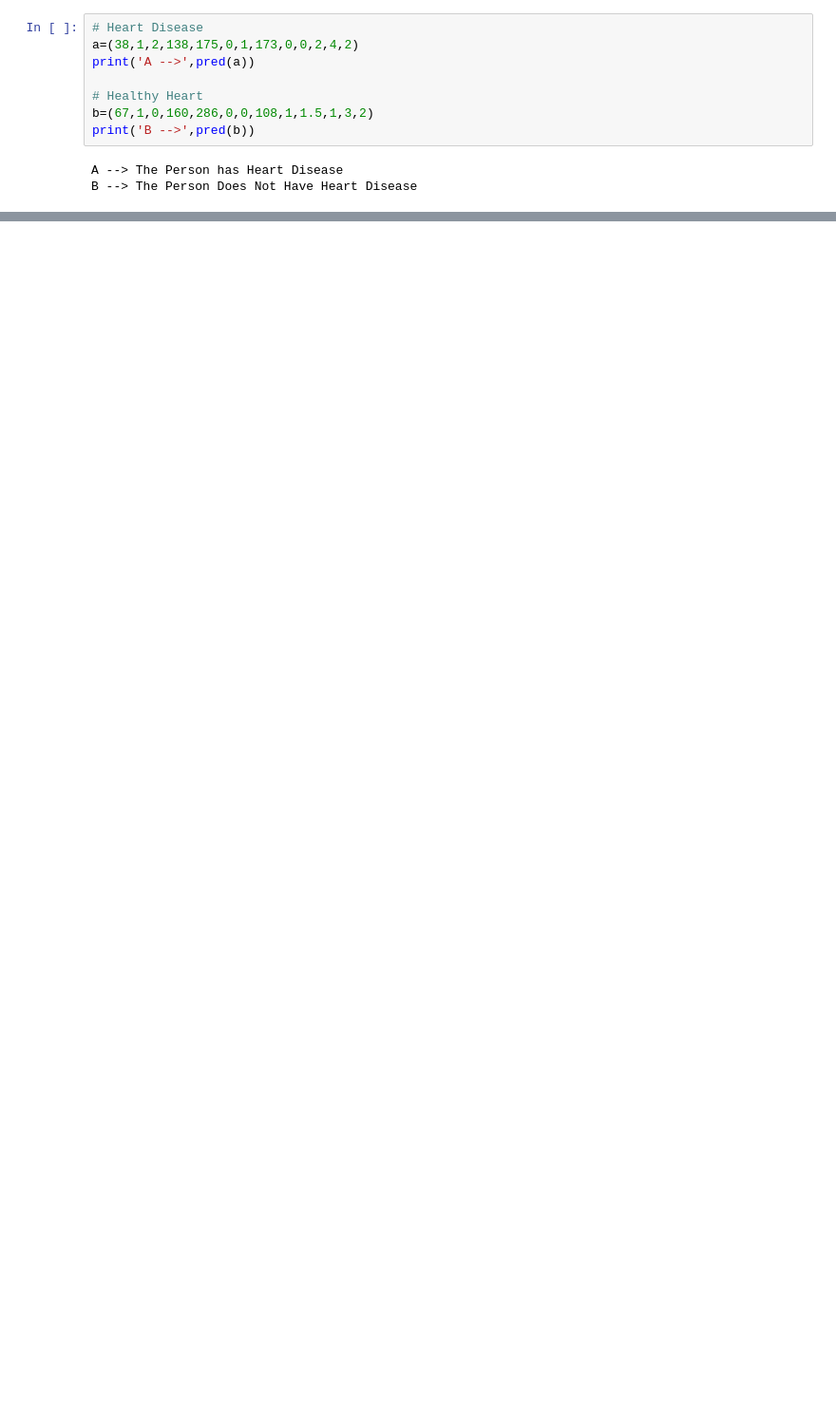
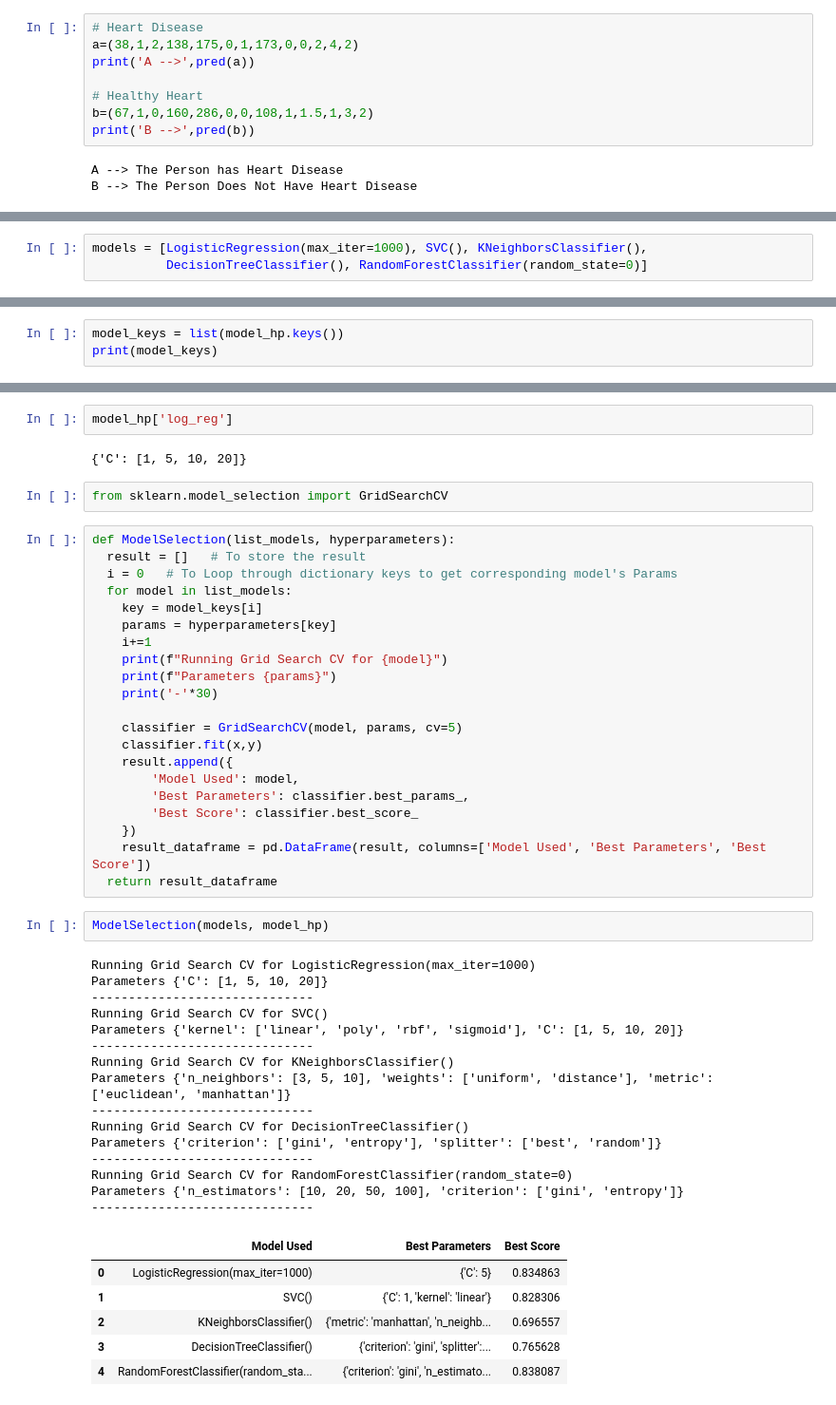
Before and after one commit to Dhanasekaran-MS/Machine-Learning-projects, a Jupyter notebook: Heart_Disease_Prediction_Using_LogisticRegression.ipynb, the cells around one changed output, grey strips where cells are left out. Shown at 95% size. Drawn from its saved outputs; the diff is of its cells as text; blank space fills up the shorter version.

```diff
--- a/Heart_Disease_Prediction_Using_LogisticRegression.ipynb
+++ b/Heart_Disease_Prediction_Using_LogisticRegression.ipynb
@@ -175,0 +205,3 @@ B --> The Person Does Not Have Heart Disease
+# %%
+models = [LogisticRegression(max_iter=1000), SVC(), KNeighborsClassifier(),
+          DecisionTreeClassifier(), RandomForestClassifier(random_state=0)]
@@ -175,0 +240,3 @@ B --> The Person Does Not Have Heart Disease
+# %%
+model_keys = list(model_hp.keys())
+print(model_keys)
@@ -175,0 +245,51 @@ B --> The Person Does Not Have Heart Disease
+# %%
+model_hp['log_reg']
+# %% [output]
+{'C': [1, 5, 10, 20]}
+# %%
+from sklearn.model_selection import GridSearchCV
+# %%
+def ModelSelection(list_models, hyperparameters):
+  result = []   # To store the result
+  i = 0   # To Loop through dictionary keys to get corresponding model's Params
+  for model in list_models:
+    key = model_keys[i]
+    params = hyperparameters[key]
+    i+=1
+    print(f"Running Grid Search CV for {model}")
+    print(f"Parameters {params}")
+    print('-'*30)
+
+    classifier = GridSearchCV(model, params, cv=5)
+    classifier.fit(x,y)
+    result.append({
+        'Model Used': model,
+        'Best Parameters': classifier.best_params_,
+        'Best Score': classifier.best_score_
+    })
+    result_dataframe = pd.DataFrame(result, columns=['Model Used', 'Best Parameters', 'Best Score'])
+  return result_dataframe
+# %%
+ModelSelection(models, model_hp)
+# %% [output]
+Running Grid Search CV for LogisticRegression(max_iter=1000)
+Parameters {'C': [1, 5, 10, 20]}
+------------------------------
+Running Grid Search CV for SVC()
+Parameters {'kernel': ['linear', 'poly', 'rbf', 'sigmoid'], 'C': [1, 5, 10, 20]}
+------------------------------
+Running Grid Search CV for KNeighborsClassifier()
+Parameters {'n_neighbors': [3, 5, 10], 'weights': ['uniform', 'distance'], 'metric': ['euclidean', 'manhattan']}
+------------------------------
+Running Grid Search CV for DecisionTreeClassifier()
+Parameters {'criterion': ['gini', 'entropy'], 'splitter': ['best', 'random']}
+------------------------------
+Running Grid Search CV for RandomForestClassifier(random_state=0)
+Parameters {'n_estimators': [10, 20, 50, 100], 'criterion': ['gini', 'entropy']}
+------------------------------
+|  | Model Used | Best Parameters | Best Score |
+| 0 | LogisticRegression(max_iter=1000) | {'C': 5} | 0.834863 |
+| 1 | SVC() | {'C': 1, 'kernel': 'linear'} | 0.828306 |
+| 2 | KNeighborsClassifier() | {'metric': 'manhattan', 'n_neighb... | 0.696557 |
+| 3 | DecisionTreeClassifier() | {'criterion': 'gini', 'splitter':... | 0.765628 |
+| 4 | RandomForestClassifier(random_sta... | {'criterion': 'gini', 'n_estimato... | 0.838087 |
```
Also changed, not shown: parts of 15 cells of this notebook.
